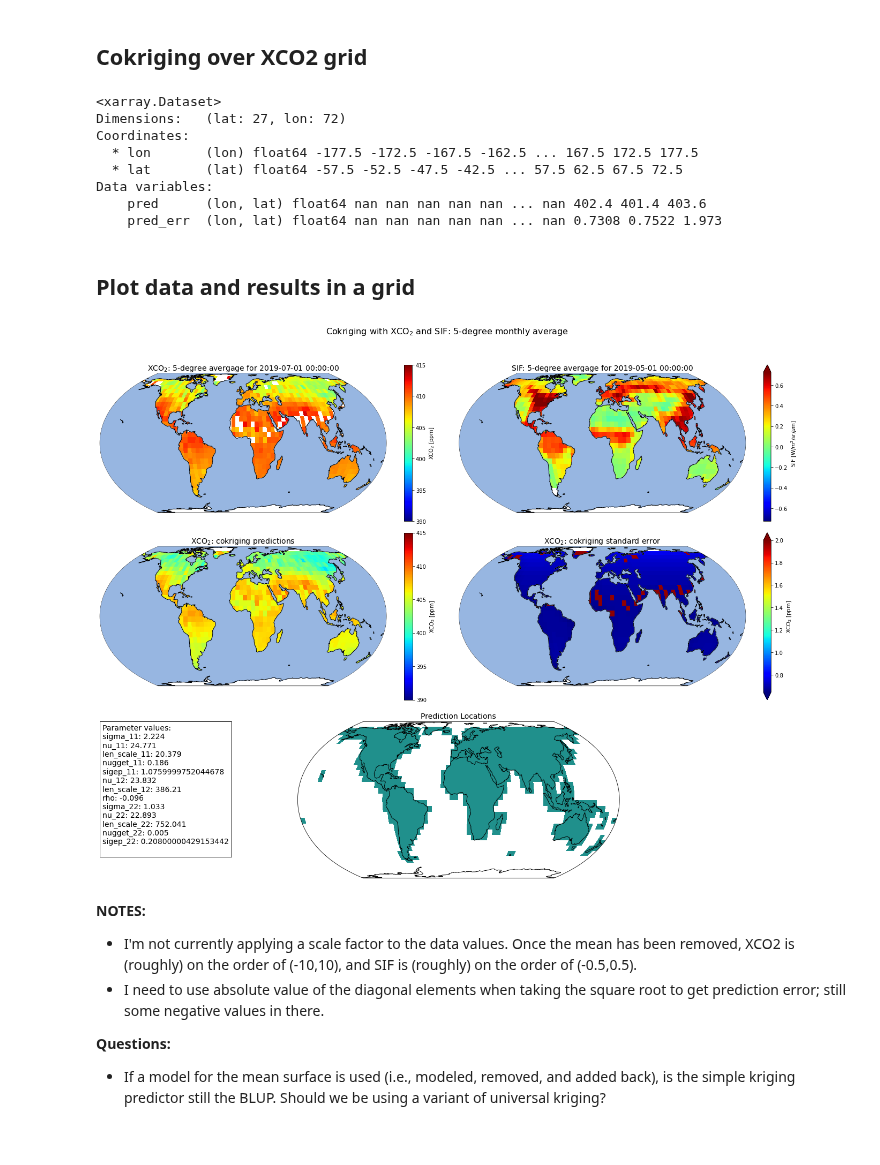
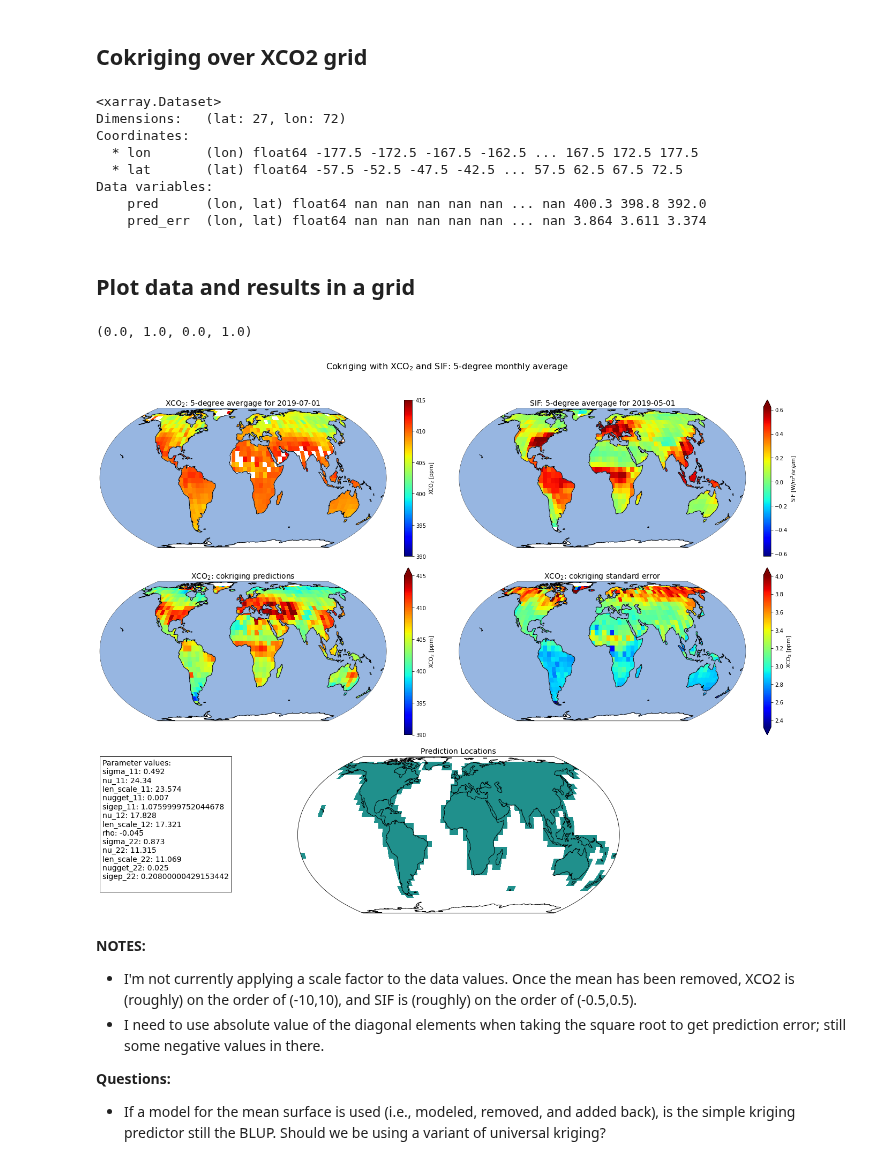
Before and after one commit to 91Mrwu/sif-xco2-cokriging, a Jupyter notebook: research/cokriging_demo.ipynb, the cells around one changed output. Drawn from its saved outputs; the diff is of its cells as text; code cells hidden in the pictures.

Commit message:
Prediction back-transforms standardization

```diff
--- a/research/cokriging_demo.ipynb
+++ b/research/cokriging_demo.ipynb
@@ -45,7 +45,7 @@ Data variables:
 # %%
 ds_xco2 = ds[["xco2", "xco2_var"]]
 ds_sif = ds[["sif", "sif_var"]]
-Z = fields.MultiField(ds_xco2, ds_sif, "2019-07-01", timedelta=-2, center=True)
+Z = fields.MultiField(ds_xco2, ds_sif, "2019-07-01", timedelta=-2, standardize=True)
 # %%
 """
 TODO:
@@ -73,8 +73,8 @@ Coordinates:
   * lon       (lon) float64 -177.5 -172.5 -167.5 -162.5 ... 167.5 172.5 177.5
   * lat       (lat) float64 -57.5 -52.5 -47.5 -42.5 ... 57.5 62.5 67.5 72.5
 Data variables:
-    pred      (lon, lat) float64 nan nan nan nan nan ... nan 402.4 401.4 403.6
-    pred_err  (lon, lat) float64 nan nan nan nan nan ... nan 0.7308 0.7522 1.973
+    pred      (lon, lat) float64 nan nan nan nan nan ... nan 400.3 398.8 392.0
+    pred_err  (lon, lat) float64 nan nan nan nan nan ... nan 3.864 3.611 3.374
 # %% [markdown]
 ## Plot data and results in a grid
 # %%
@@ -90,7 +90,7 @@ fig.suptitle(
 ax1 = fig.add_subplot(gs[2:32, 0:50], projection=ccrs.EqualEarth())
 ax2 = fig.add_subplot(gs[2:32, 50:], projection=ccrs.EqualEarth())
 plot.plot_da(
-    ds.xco2.sel(time=time),
+    ds_xco2.xco2.sel(time=Z.field_1.timestamp),
     title=f"XCO$_2$: 5-degree avergage for {Z.field_1.timestamp}",
     ax=ax1,
     vmin=390,
@@ -98,7 +98,7 @@ plot.plot_da(
     cbar_kwargs={"label": "XCO$_2$ [ppm]"}
 )
 plot.plot_da(
-    ds.sif.sel(time=time),
+    ds_sif.sif.sel(time=Z.field_2.timestamp),
     title=f"SIF: 5-degree avergage for {Z.field_2.timestamp}",
     ax=ax2,
     cbar_kwargs={"label": "SIF [W/$m^2$/sr/$\mu$m]"}
@@ -125,35 +125,36 @@ plot.plot_da(
 # Prediction locations
 ds_land = data_utils.to_xarray(pred_loc, land_mask=np.ones(pred_loc[:,1].size))
 ax5 = fig.add_subplot(gs[70:, 25:75], projection=ccrs.EqualEarth())
 ax5.set_global()
 xr.plot.imshow(
     darray=ds_land.land_mask.T,
     transform=ccrs.PlateCarree(),
     ax=ax5,
     add_colorbar=False
 )
 ax5.coastlines(zorder=10)
 ax5.set_title("Prediction Locations", size=14)
 
 # Parameter values
 param_values = [f"{key}: {np.round(value, 3)}\n" for key, value in model.get_params().items()]
 ax6 = fig.add_subplot(gs[70:, :22])
 padding = 5
 ax6.annotate(
     text = "Parameter values:\n" + "".join(param_values),
     fontsize = 14,
     xy=(0, 1),
     xytext=(padding, -padding),
     textcoords = "offset pixels",
     bbox=dict(facecolor="white", alpha=1, pad=padding),
     va="top",
     ha="left",
     )
 ax6.axis("off")
 
-fig.savefig("../plots/cokriging_prediction_demo_5degree_monthly.png");
+# fig.savefig("../plots/cokriging_prediction_demo_5degree_monthly.png");
 # %% [output]
+(0.0, 1.0, 0.0, 1.0)
-[figure, old version]
+[figure, new version]
 # %% [markdown]
 **NOTES:**
 - I'm not currently applying a scale factor to the data values. Once the mean has been removed, XCO2 is (roughly) on the order of (-10,10), and SIF is (roughly) on the order of (-0.5,0.5).
```
Also changed, not shown: 3 other files.
